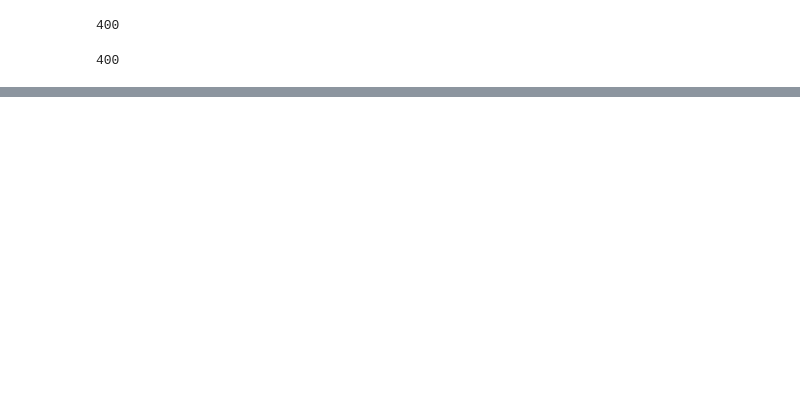
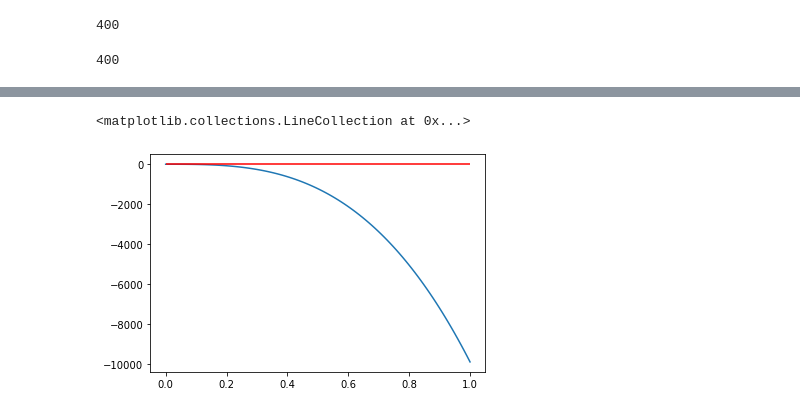
Before and after one commit to RRisto/learning, a Jupyter notebook: nonlinear_algebra/logistic_map_mine.ipynb, the cells around one changed output, grey strips where cells are left out. Saved outputs shown, nothing was run; the diff lists cells and outputs as text; code cells hidden in the pictures; blank space fills up the shorter version.

```diff
--- a/nonlinear_algebra/logistic_map_mine.ipynb
+++ b/nonlinear_algebra/logistic_map_mine.ipynb
@@ -79,0 +69,11 @@ sns.heatmap(vals.T)
+# %%
+f = lambda r,x: r * x - r * x**2
+x= np.linspace(0,100,100) #population
+r=np.linspace(0,1,100) #carrying capacity, how much population we can carry with exsiting resources
+r_hat=f(r, x)
+# %%
+plt.plot(r, r_hat)
+plt.hlines(0, 0, r.max(), color='red')
+# %% [output]
+<matplotlib.collections.LineCollection at 0x...>
+[figure, added]
```
Also changed, not shown: parts of 7 cells of this notebook, 3 other files.
